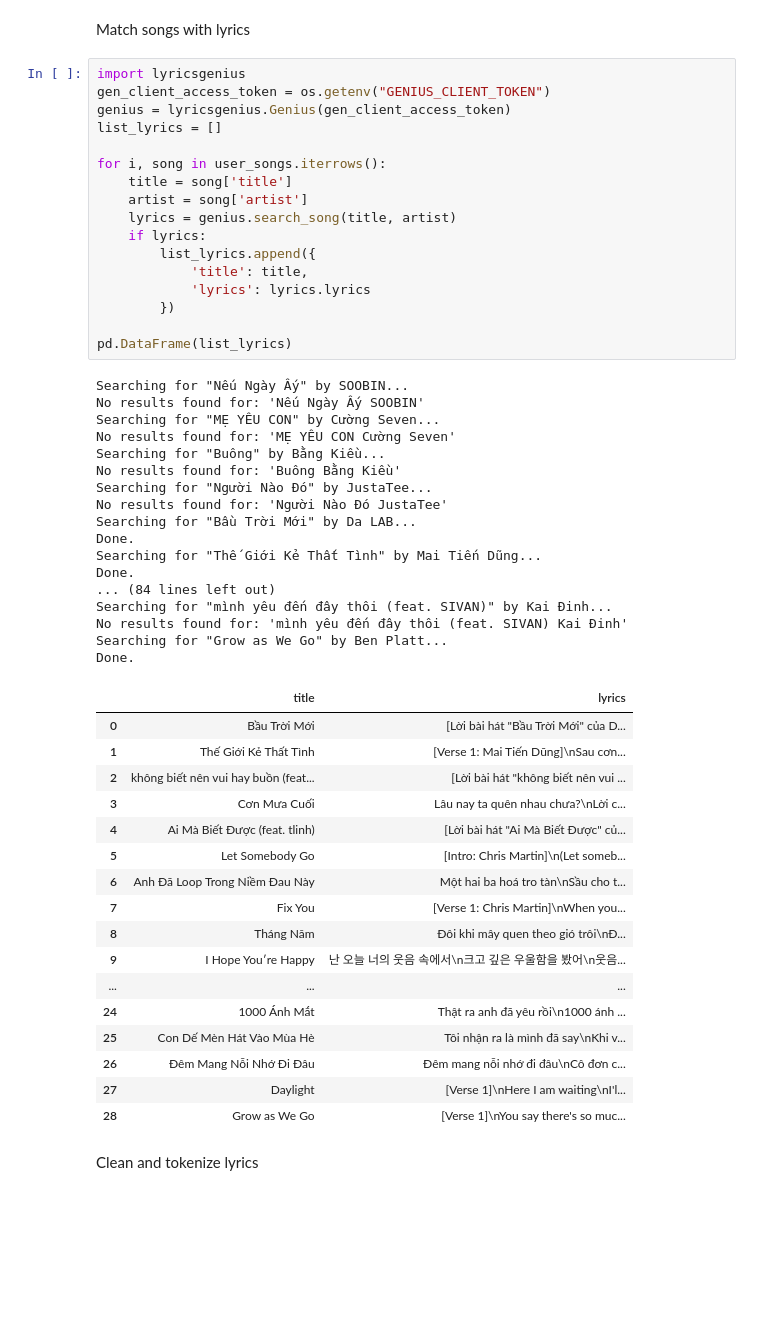
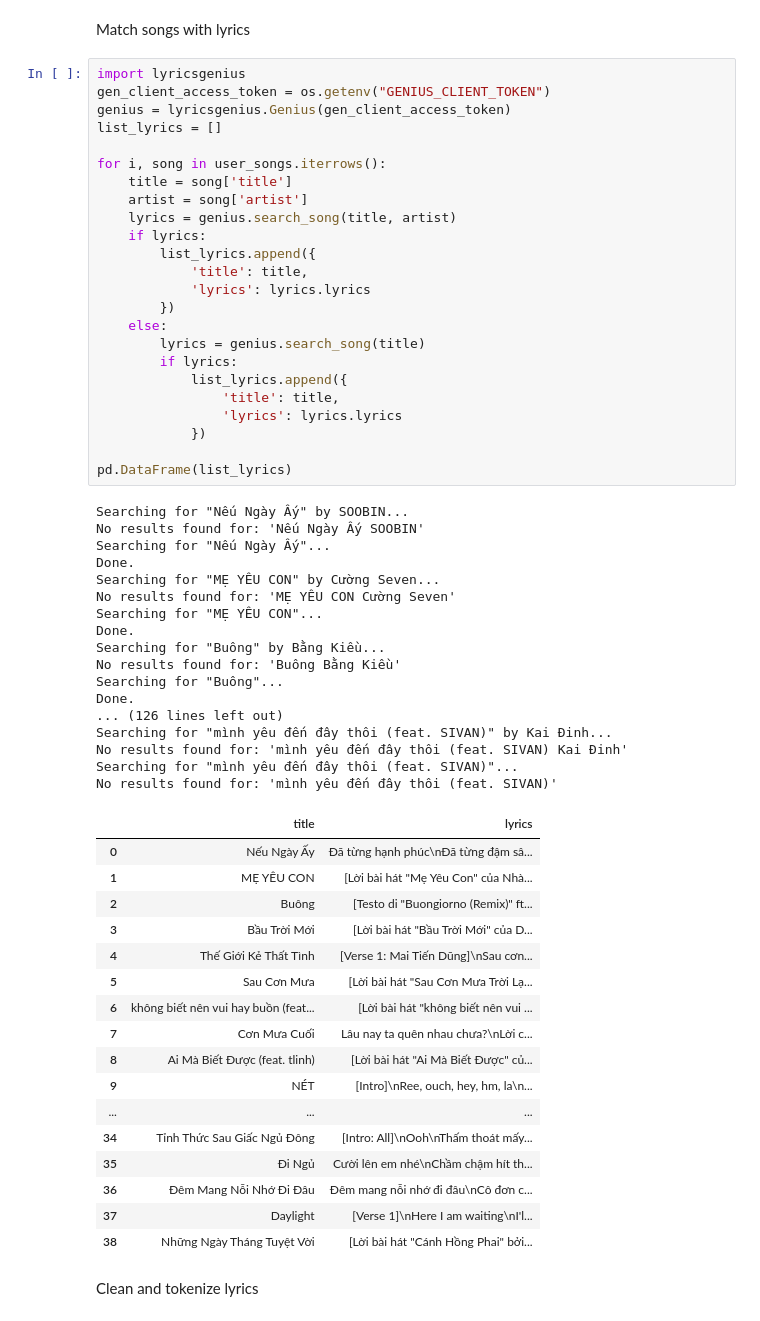
Before and after one commit to rileyhitthefan/IwantaPlaylist, a Jupyter notebook: test.ipynb, the cells around one changed output. Drawn from its saved outputs; the diff is of its cells as text; blank space fills up the shorter version.

```diff
--- a/test.ipynb
+++ b/test.ipynb
@@ -82,55 +82,62 @@ Match songs with lyrics
 # %%
 import lyricsgenius
 gen_client_access_token = os.getenv("GENIUS_CLIENT_TOKEN")
 genius = lyricsgenius.Genius(gen_client_access_token)
 list_lyrics = []
 
 for i, song in user_songs.iterrows():
     title = song['title']
     artist = song['artist']
     lyrics = genius.search_song(title, artist)
     if lyrics:
         list_lyrics.append({
             'title': title,
             'lyrics': lyrics.lyrics
         })
+    else:
+        lyrics = genius.search_song(title)
+        if lyrics:
+            list_lyrics.append({
+                'title': title,
+                'lyrics': lyrics.lyrics
+            })
 
 pd.DataFrame(list_lyrics)
 # %% [output]
 Searching for "Nếu Ngày Ấy" by SOOBIN...
 No results found for: 'Nếu Ngày Ấy SOOBIN'
+Searching for "Nếu Ngày Ấy"...
+Done.
 Searching for "MẸ YÊU CON" by Cường Seven...
 No results found for: 'MẸ YÊU CON Cường Seven'
+Searching for "MẸ YÊU CON"...
+Done.
 Searching for "Buông" by Bằng Kiều...
 No results found for: 'Buông Bằng Kiều'
-Searching for "Người Nào Đó" by JustaTee...
-No results found for: 'Người Nào Đó JustaTee'
-Searching for "Bầu Trời Mới" by Da LAB...
+Searching for "Buông"...
 Done.
-Searching for "Thế Giới Kẻ Thất Tình" by Mai Tiến Dũng...
-Done.
-... (84 lines left out)
+... (126 lines left out)
 Searching for "mình yêu đến đây thôi (feat. SIVAN)" by Kai Đinh...
 No results found for: 'mình yêu đến đây thôi (feat. SIVAN) Kai Đinh'
-Searching for "Grow as We Go" by Ben Platt...
-Done.
+Searching for "mình yêu đến đây thôi (feat. SIVAN)"...
+No results found for: 'mình yêu đến đây thôi (feat. SIVAN)'
 |  | title | lyrics |
-| 0 | Bầu Trời Mới | [Lời bài hát "Bầu Trời Mới" của D... |
-| 1 | Thế Giới Kẻ Thất Tình | [Verse 1: Mai Tiến Dũng]\nSau cơn... |
-| 2 | không biết nên vui hay buồn (feat... | [Lời bài hát "không biết nên vui ... |
-| 3 | Cơn Mưa Cuối | Lâu nay ta quên nhau chưa?\nLời c... |
-| 4 | Ai Mà Biết Được (feat. tlinh) | [Lời bài hát "Ai Mà Biết Được" củ... |
-| 5 | Let Somebody Go | [Intro: Chris Martin]\n(Let someb... |
-| 6 | Anh Đã Loop Trong Niềm Đau Này | Một hai ba hoá tro tàn\nSầu cho t... |
-| 7 | Fix You | [Verse 1: Chris Martin]\nWhen you... |
-| 8 | Tháng Năm | Đôi khi mây quen theo gió trôi\nĐ... |
-| 9 | I Hope You′re Happy | 난 오늘 너의 웃음 속에서\n크고 깊은 우울함을 봤어\n웃음... |
+| 0 | Nếu Ngày Ấy | Đã từng hạnh phúc\nĐã từng đậm sâ... |
+| 1 | MẸ YÊU CON | [Lời bài hát "Mẹ Yêu Con" của Nhà... |
+| 2 | Buông | [Testo di "Buongiorno (Remix)" ft... |
+| 3 | Bầu Trời Mới | [Lời bài hát "Bầu Trời Mới" của D... |
+| 4 | Thế Giới Kẻ Thất Tình | [Verse 1: Mai Tiến Dũng]\nSau cơn... |
+| 5 | Sau Cơn Mưa | [Lời bài hát "Sau Cơn Mưa Trời Lạ... |
+| 6 | không biết nên vui hay buồn (feat... | [Lời bài hát "không biết nên vui ... |
+| 7 | Cơn Mưa Cuối | Lâu nay ta quên nhau chưa?\nLời c... |
+| 8 | Ai Mà Biết Được (feat. tlinh) | [Lời bài hát "Ai Mà Biết Được" củ... |
+| 9 | NÉT | [Intro]\nRee, ouch, hey, hm, la\n... |
 | ... | ... | ... |
-| 24 | 1000 Ánh Mắt | Thật ra anh đã yêu rồi\n1000 ánh ... |
-| 25 | Con Dế Mèn Hát Vào Mùa Hè | Tôi nhận ra là mình đã say\nKhi v... |
-| 26 | Đêm Mang Nỗi Nhớ Đi Đâu | Đêm mang nỗi nhớ đi đâu\nCô đơn c... |
-| 27 | Daylight | [Verse 1]\nHere I am waiting\nI'l... |
-| 28 | Grow as We Go | [Verse 1]\nYou say there's so muc... |
+| 34 | Tỉnh Thức Sau Giấc Ngủ Đông | [Intro: All]\nOoh\nThấm thoát mấy... |
+| 35 | Đi Ngủ | Cười lên em nhé\nChầm chậm hít th... |
+| 36 | Đêm Mang Nỗi Nhớ Đi Đâu | Đêm mang nỗi nhớ đi đâu\nCô đơn c... |
+| 37 | Daylight | [Verse 1]\nHere I am waiting\nI'l... |
+| 38 | Những Ngày Tháng Tuyệt Vời | [Lời bài hát "Cánh Hồng Phai" bởi... |
 # %% [markdown]
 Clean and tokenize lyrics
 # %%
```
Also changed, not shown: parts of 16 cells of this notebook, 6 other files.
